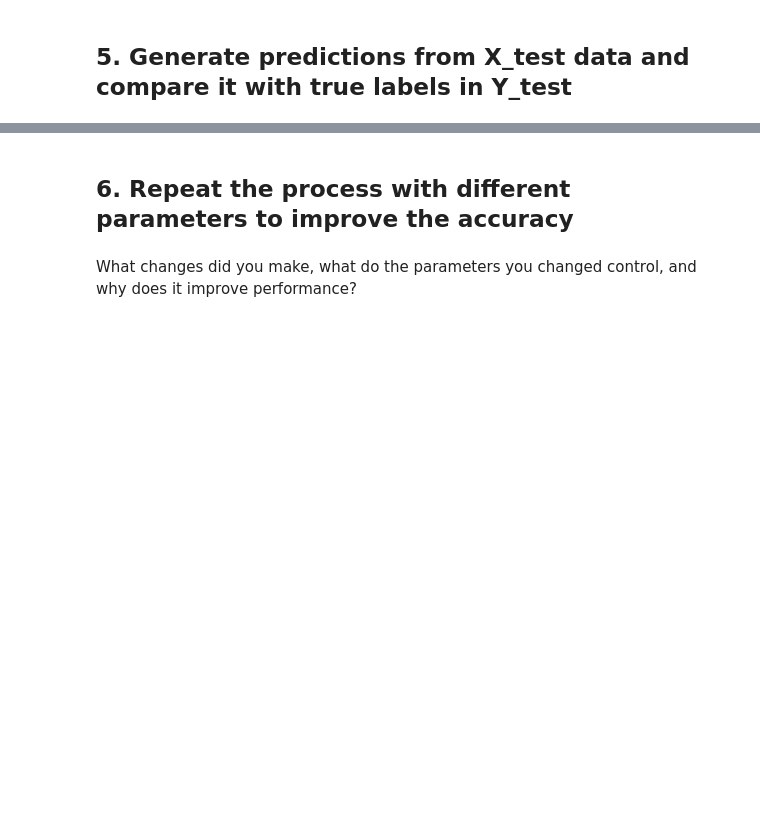
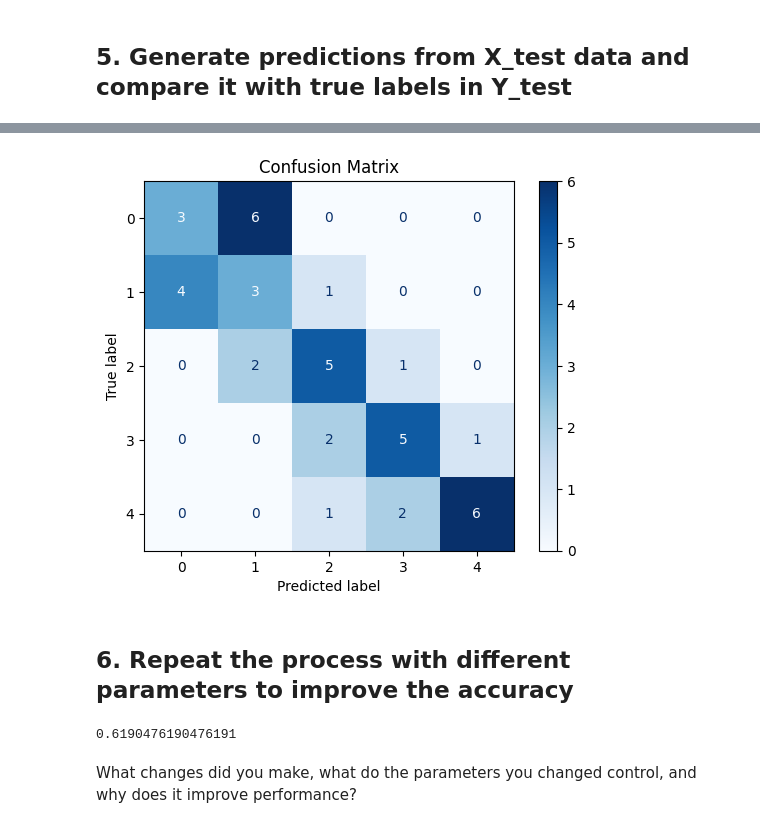
Before and after one commit to DX0ZART/ML_Project_1, a Jupyter notebook: Project_1.ipynb, the cells around one changed output, grey strips where cells are left out. Saved outputs shown, nothing was run; the diff lists cells and outputs as text; code cells hidden in the pictures; blank space fills up the shorter version.

```diff
--- a/Project_1.ipynb
+++ b/Project_1.ipynb
@@ -265,2 +396,5 @@ Apply log transformations to normalize skewed data and improve model stability (
+# %%
+for col in log_cols:
+    X_test[col + "_log"] = np.log1p(X_test[col])
 # %% [markdown]
 Create at least one interaction feature to capture relationship between existing variables, enhancing predictive power.
@@ -269,3 +401,7 @@ Create at least one interaction feature to capture relationship between existing
+# %%
+# Your code here:
+X_train["gdp_social_interaction"] = X_train["gdp_per_capita"] * X_train["social_support"]
+X_test["gdp_social_interaction"] = X_test["gdp_per_capita"] * X_test["social_support"]
 # %% [markdown]
 ## 3.   Preprocess data using Sklearn Column Transformer/ Write and Save Preprocessor function
 # %%
@@ -319,6 +490,18 @@ preprocessor(X_train).shape
 # %%
 from sklearn.ensemble import RandomForestClassifier
 
-model = ## Define a Random Forest Model here, fit it, and score it
+model = Pipeline(steps=[
+    ('prep', preprocess),
+    ('rf', RandomForestClassifier(
+        n_estimators=300,
+        max_depth=None,
+        random_state=42,
+        n_jobs=-1,
+        class_weight='balanced_subsample'
+    ))
+])
 
 # Your cell should have a score between 0-1 as output
+model.fit(X_train, y_train_labels)
+score = model.score(X_test, y_test_labels)
+print(score)
@@ -326,6 +511,15 @@ model = ## Define a Random Forest Model here, fit it, and score it
 ## 5. Generate predictions from X_test data and compare it with true labels in Y_test
 # %%
 #-- Generate predicted values (Model 1)
-prediction_labels = model.predict(preprocessor(X_test))
+prediction_labels = model.predict(X_test)
 
 ## Write code to show model performance by comparing prediction_labels with true labels
+from sklearn.metrics import accuracy_score, classification_report, confusion_matrix, ConfusionMatrixDisplay
+import matplotlib.pyplot as plt
+
+y_true = y_test_labels
+
+acc = accuracy_score(y_test_labels, prediction_labels)
+print(f"Accuracy: {acc:.4f}")
+
+print(classification_report(y_test_labels, prediction_labels))
@@ -332,9 +539,35 @@ prediction_labels = model.predict(preprocessor(X_test))
+# %%
+cm = confusion_matrix(y_test_labels, prediction_labels)
+disp = ConfusionMatrixDisplay(confusion_matrix=cm)
+disp.plot(values_format='d', cmap='Blues')
+plt.title("Confusion Matrix")
+plt.show()
+# %% [output]
+[figure, added]
 # %% [markdown]
 ## 6. Repeat the process with different parameters to improve the accuracy
 # %%
 # Train model 2 using same preprocessor (note that you could save a new preprocessor, but we will use the same one for this example).
 from sklearn.ensemble import RandomForestClassifier
 
-model_2 = ## Make a new model with changed parameters to improve the score
+model_2 = Pipeline(steps=[
+    ('prep', preprocess),
+    ('rf', RandomForestClassifier(
+        n_estimators=500,
+        max_depth=10,
+        min_samples_split=5,
+        min_samples_leaf=3,
+        random_state=42,
+        n_jobs=-1,
+        class_weight='balanced_subsample'
+    ))
+])
+
+# Your cell should have a score between 0-1 as output
+model_2.fit(X_train, y_train_labels)
+score = model_2.score(X_test, y_test_labels)
+print(score)
+# %% [output]
+0.6190476190476191
 # %% [markdown]
  What changes did you make, what do the parameters you changed control, and why does it improve performance?
```
Also changed, not shown: parts of 38 cells of this notebook, 1 other file.
